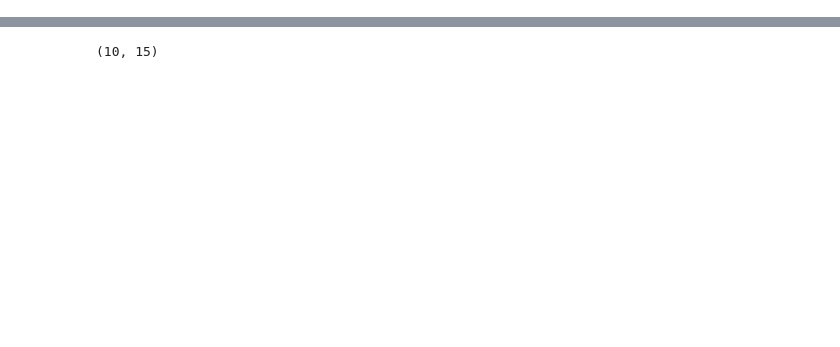
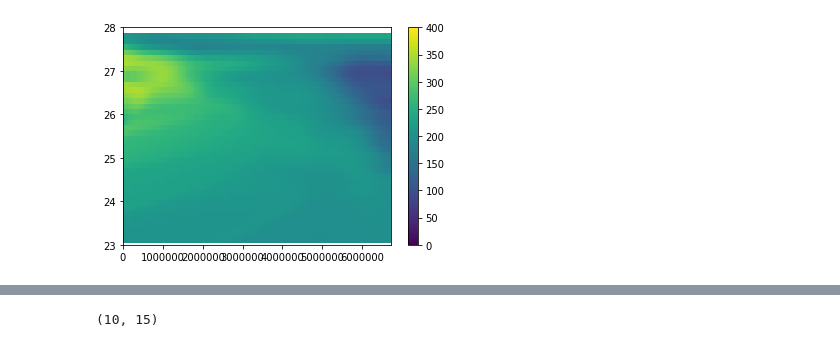
Before and after one commit to ashao/cchdo_toolkit, a Jupyter notebook: cchdo_example.ipynb, the cells around one changed output, grey strips where cells are left out. Drawn from its saved outputs; the diff is of its cells as text; code cells hidden in the pictures; blank space fills up the shorter version.

```diff
--- a/cchdo_example.ipynb
+++ b/cchdo_example.ipynb
@@ -12,4 +12,4 @@ reload(cchdo_tools)
 # %%
-datapath = '/HOME/ras/datasets/cchdo/subset/'
-cruises = cchdo_tools.extract_all_expos(datapath = datapath)
+datapath = '/mnt/disk2/data/cchdo/subset/'
+cruises = cchdo_tools.extract_all_expos(datapath = datapath, fields_in = ['freon_11','freon_12','bottle_oxygen'])
 # %% [output]
@@ -143,0 +17,2 @@ NameError: name 'mod' is not defined
+# %%
+remap = cchdo_tools.grid_expo_variables(cruises['33RO200501'], ['temperature','pressure','freon_11','freon_12','bottle_oxygen'],xvar='distance',yvar='sigma0',nx=100,ny=40,xcorr=1e6,ycorr=0.1,npass=4)
@@ -143,0 +37,7 @@ NameError: name 'mod' is not defined
+# %%
+plt.pcolormesh(remap['distance'],remap['sigma0'],remap['bottle_oxygen'],vmin=0,vmax=400)
+plt.ylim(23,28)
+plt.colorbar()
+plt.show()
+# %% [output]
+[figure, added]
```
Also changed, not shown: parts of 19 cells of this notebook, 1 other file.
